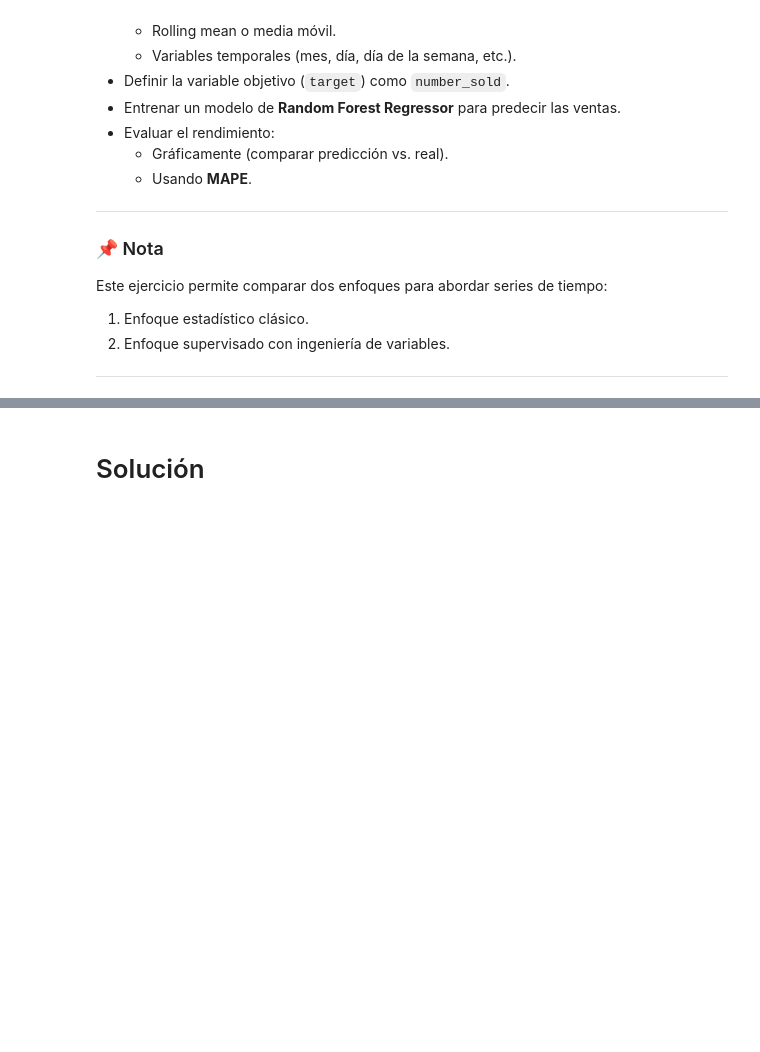
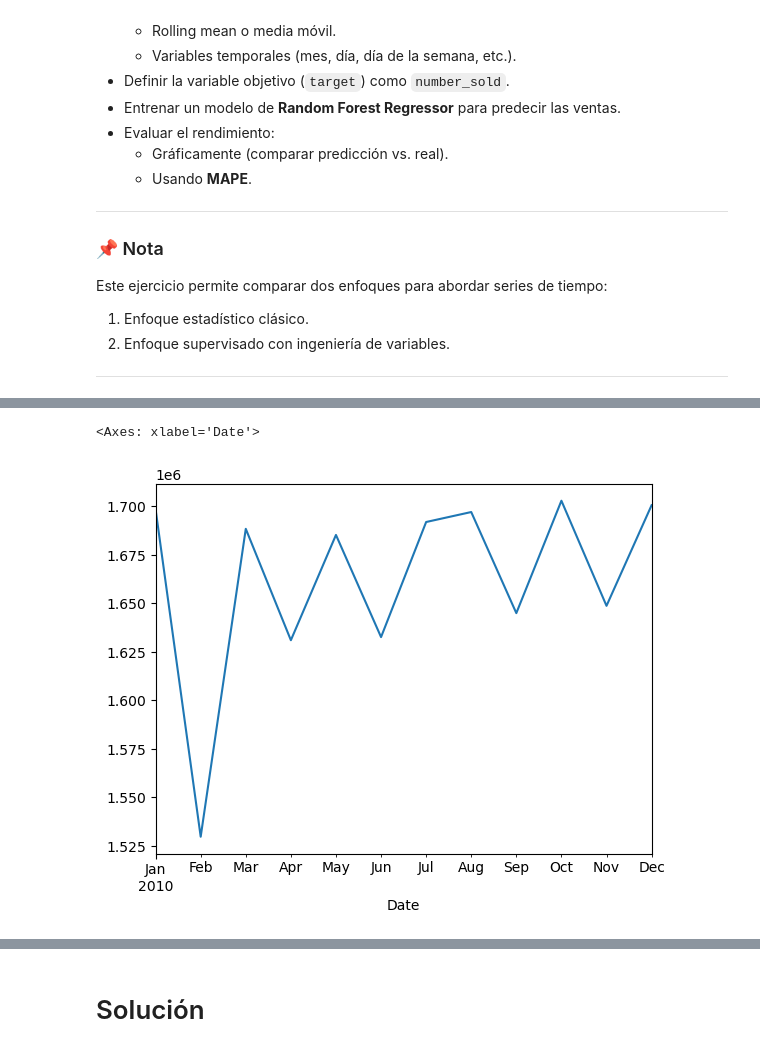
Before and after one commit to JorgeRPMHS/20250602-ds_s15, a Jupyter notebook: class_2/notebook.ipynb, the cells around one changed output, grey strips where cells are left out. Cells and saved outputs as stored; diff of their text form; code cells hidden in the pictures; blank space fills up the shorter version.

```diff
--- a/class_2/notebook.ipynb
+++ b/class_2/notebook.ipynb
@@ -89,0 +250,6 @@ Este ejercicio permite comparar dos enfoques para abordar series de tiempo:
+# %%
+# ---Plot 1 year
+monthly_train["2010-01-31":"2010-12-31"].plot()
+# %% [output]
+<Axes: xlabel='Date'>
+[figure, added]
```
Also changed, not shown: parts of 26 cells of this notebook.
